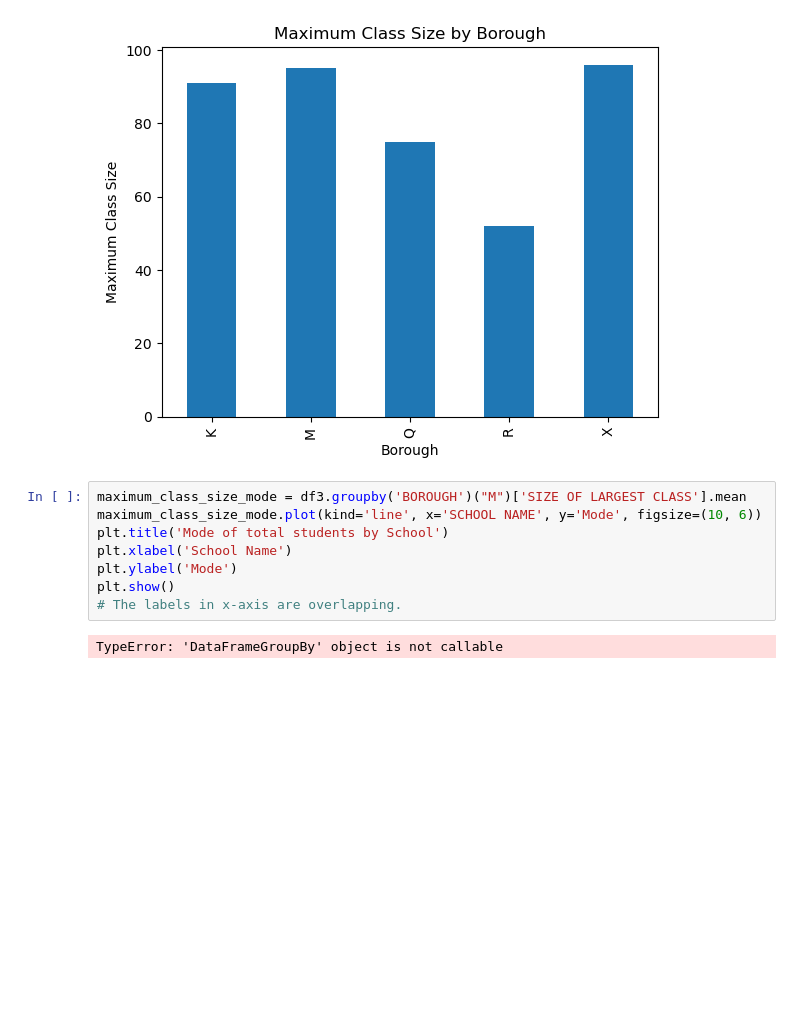
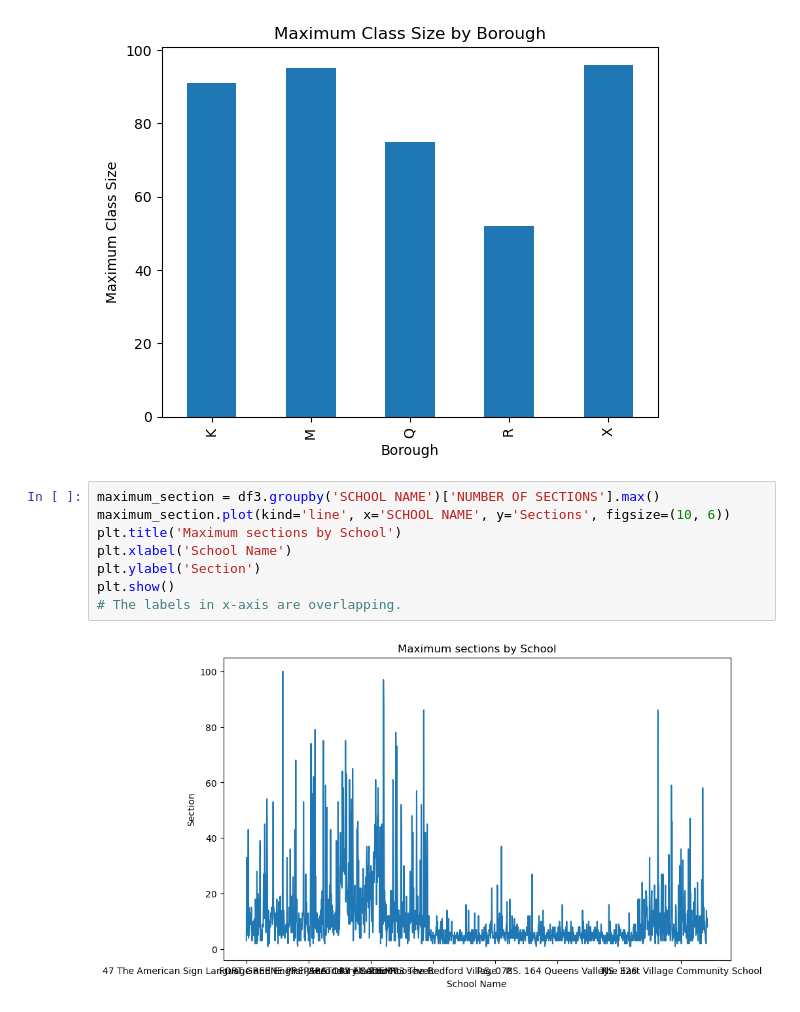
Before and after one commit to ShreyaJakharC/pythonPandasAnalysis, a Jupyter notebook: analysis.ipynb, the cells around one changed output. Saved outputs shown, nothing was run; the diff lists cells and outputs as text; blank space fills up the shorter version.

```diff
--- a/analysis.ipynb
+++ b/analysis.ipynb
@@ -254,12 +271,12 @@ plt.show()
 # %% [output]
 [figure]
 # %%
-maximum_class_size_mode = df3.groupby('BOROUGH')("M")['SIZE OF LARGEST CLASS'].mean
-maximum_class_size_mode.plot(kind='line', x='SCHOOL NAME', y='Mode', figsize=(10, 6))
-plt.title('Mode of total students by School')
+maximum_section = df3.groupby('SCHOOL NAME')['NUMBER OF SECTIONS'].max()
+maximum_section.plot(kind='line', x='SCHOOL NAME', y='Sections', figsize=(10, 6))
+plt.title('Maximum sections by School')
 plt.xlabel('School Name')
-plt.ylabel('Mode')
+plt.ylabel('Section')
 plt.show()
 # The labels in x-axis are overlapping.
 # %% [output]
-TypeError: 'DataFrameGroupBy' object is not callable
+[figure, added]
```
Also changed, not shown: parts of 2 cells of this notebook.
